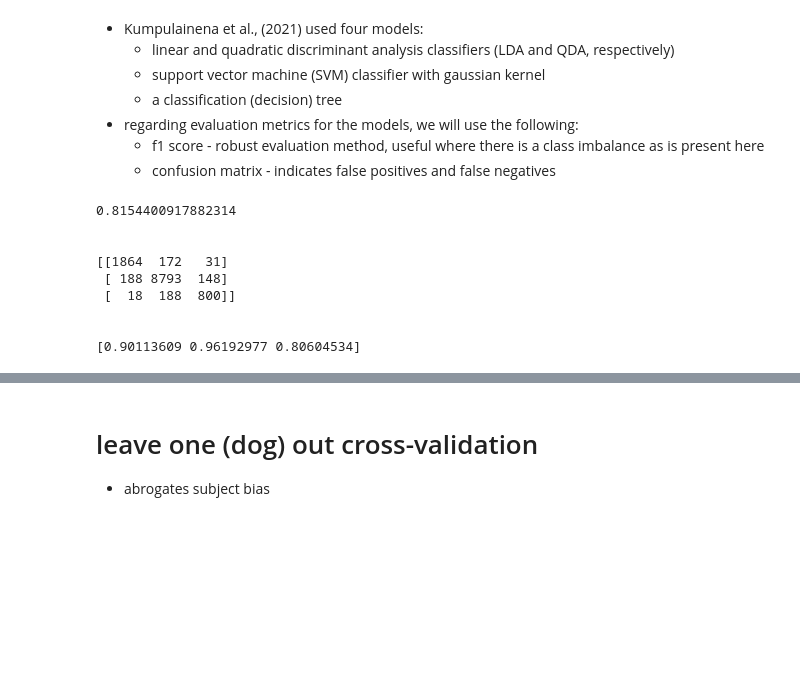
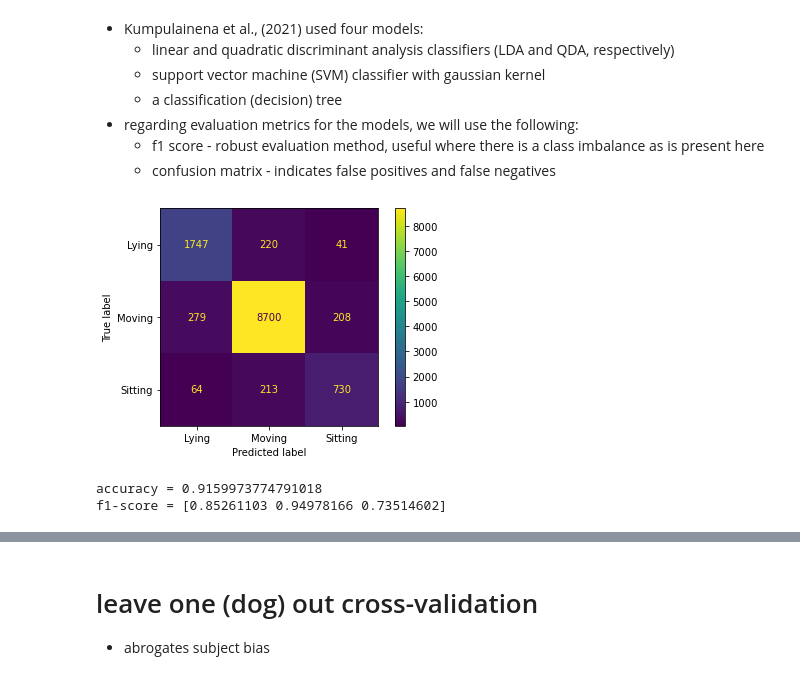
Before and after one commit to benjamingray123/IMU-behaviour-classification, a Jupyter notebook: 3.features&models.ipynb, the cells around one changed output, grey strips where cells are left out. Saved outputs shown, nothing was run; the diff lists cells and outputs as text; code cells hidden in the pictures; blank space fills up the shorter version.

```diff
--- a/3.features&models.ipynb
+++ b/3.features&models.ipynb
@@ -173,14 +173,13 @@ df.drop(columns=['Behavior_Lying_Mean', 'Behavior_Moving_Mean', 'Behavior_Sittin
 y = df['Behavior']
 x = df.iloc[:,:-2]
 
-skb_model = SelectKBest(f_classif, k=20) # anova feature selection
+skb_model = SelectKBest(f_classif, k=14) # anova feature selection - modify k here
 skb_model.fit(x, y)
 
 features = skb_model.fit_transform(x,y) # identify k best features
-best_features_indexed = skb_model.get_support(indices=True) # index these features
-fsel = x.iloc[:,best_features_indexed]
-
-#bestfeatures = fsel.columns.tolist()
-#best_features_indexed, bestfeatures
+skb_top_n_features_ind = skb_model.get_support(indices=True) # index these features
+fsel = x.iloc[:,skb_top_n_features_ind]
 
 features_ranked = pd.DataFrame({'col_name': skb_model.scores_}, index=x.columns).sort_values(by='col_name', ascending=False)
+
+skb_top_n_features_ind
@@ -212,18 +213,18 @@ features_ranked.plot(kind='bar', figsize=(16,8), title='ranked feature importanc
 # %%
-x_20 = df.iloc[:,best20ind]
+x_top_n = df.iloc[:,skb_top_n_features_ind] # modify feature selection algo here
 y = df['Behavior']
 # %% [markdown]
 *FEATURE SELECTED (X_20) DATA IS NORMALISED BELOW AND REASSIGNED = X_20*
 # %%
 # feature normalisation
 scaler = preprocessing.StandardScaler()
-x_20 = scaler.fit_transform(x_20)
+x_top_n_norm = scaler.fit_transform(x_top_n)
 # %% [markdown]
 # model building!
 * simple train_test_split for preliminary model building
 * followed by leave-one-group-out cross-validation (dog-wise)
 # %%
-x_train, x_test, y_train, y_test = train_test_split(x_20, y, test_size=0.2)
+x_train, x_test, y_train, y_test = train_test_split(x_top_n_norm, y, test_size=0.2)
 # %% [markdown]
 * Kumpulainena et al., (2021) used four models:
     * linear and quadratic discriminant analysis classifiers (LDA and QDA, respectively)
@@ -235,26 +236,23 @@ x_train, x_test, y_train, y_test = train_test_split(x_20, y, test_size=0.2)
 # %%
 # training a DescisionTreeClassifier
 dtc_model = DecisionTreeClassifier(max_depth = 18).fit(x_train, y_train)
 dtc_preds = dtc_model.predict(x_test)
 
+# accuracy score
+accuracy = dtc_model.score(x_test, y_test)
+
 # creating a confusion matrix
-cm = confusion_matrix(y_test, dtc_preds)
+cm = confusion_matrix(y_test, dtc_preds, labels=dtc_model.classes_)
+cmp = ConfusionMatrixDisplay(confusion_matrix=cm, display_labels=dtc_model.classes_)
+cmp.plot()
+plt.show()
 
-print(accuracy)
-print('\n')
-print(cm)
-print('\n')
-print(f1_score(y_test, dtc_preds, average=None))
+print(f'accuracy = {accuracy}') # etc_model(20)=0.815 // etc_model(9)=0.811 // skb_model(14)=0.803
+print(f'f1-score = {f1_score(y_test, dtc_preds, average=None)}')
 # %% [output]
+[figure, added]
-0.8154400917882314
-
-
-[[1864  172   31]
- [ 188 8793  148]
- [  18  188  800]]
-
-
-[0.90113609 0.96192977 0.80604534]
+accuracy = 0.9159973774791018
+f1-score = [0.85261103 0.94978166 0.73514602]
 # %%
 # support vector classifier
 svc_model = SVC(kernel = 'linear', C = 1).fit(x_train, y_train)
```
Also changed, not shown: parts of 11 cells of this notebook, 2 other files.
